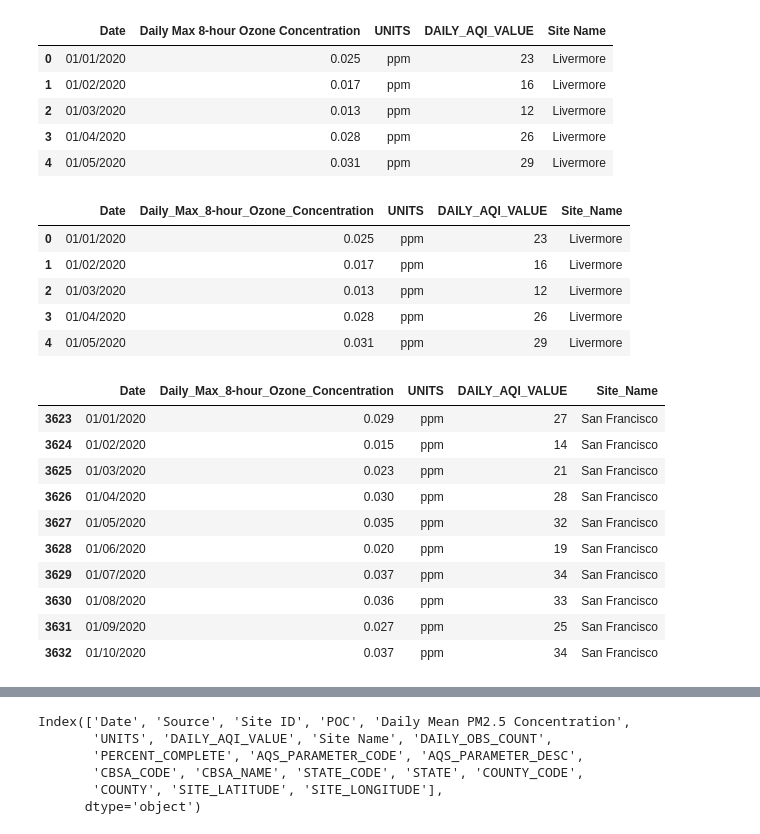
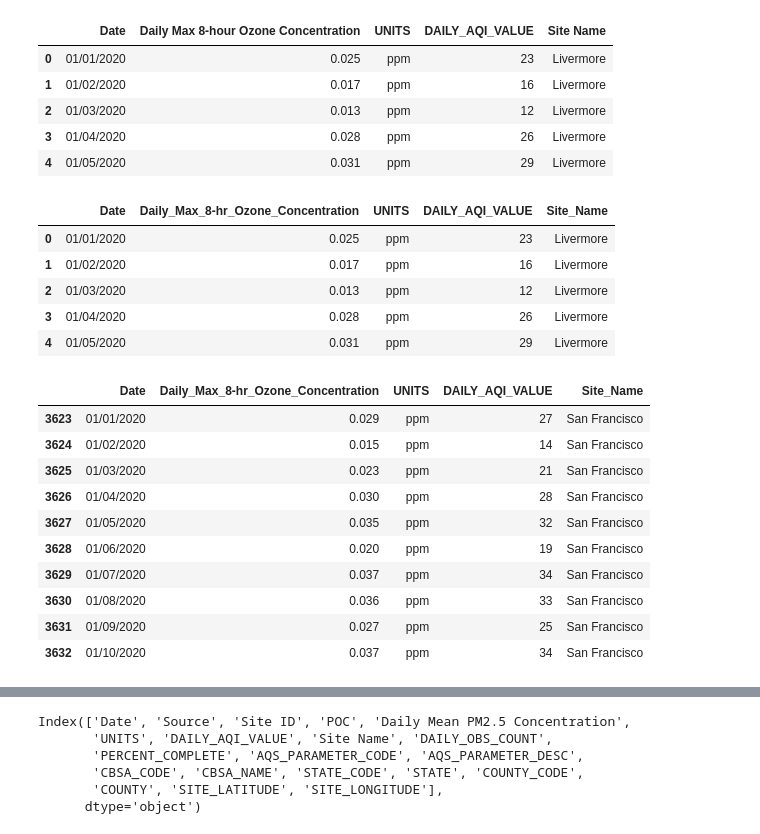
Before and after one commit to a56k/Final_Project_AQI_Level_SF, a Jupyter notebook: AmirO/Final_Project_CSVs/2020/Cleaning_Data 2020.ipynb, the cells around one changed output, grey strips where cells are left out. Cells and saved outputs as stored; diff of their text form; code cells hidden in the pictures.

```diff
--- a/AmirO/Final_Project_CSVs/2020/Cleaning_Data 2020.ipynb
+++ b/AmirO/Final_Project_CSVs/2020/Cleaning_Data 2020.ipynb
@@ -218,10 +218,10 @@ Ozone_2020.head()
 # %%
 #Rename Site Name & Daily Concentraion Columns
 Ozone_2020 = Ozone_2020.rename(columns={"Site Name": "Site_Name"})
-Ozone_2020 = Ozone_2020.rename(columns={"Daily Max 8-hour Ozone Concentration": "Daily_Max_8-hour_Ozone_Concentration"})
+Ozone_2020 = Ozone_2020.rename(columns={"Daily Max 8-hour Ozone Concentration": "Daily_Max_8-hr_Ozone_Concentration"})
 Ozone_2020.head()
 # %% [output]
-|  | Date | Daily_Max_8-hour_Ozone_Concentration | UNITS | DAILY_AQI_VALUE | Site_Name |
+|  | Date | Daily_Max_8-hr_Ozone_Concentration | UNITS | DAILY_AQI_VALUE | Site_Name |
 | 0 | 01/01/2020 | 0.025 | ppm | 23 | Livermore |
 | 1 | 01/02/2020 | 0.017 | ppm | 16 | Livermore |
 | 2 | 01/03/2020 | 0.013 | ppm | 12 | Livermore |
@@ -233,7 +233,7 @@ Ozone_2020.head()
 Ozone_2020 = Ozone_2020[(Ozone_2020.Site_Name == "San Francisco")]
 Ozone_2020.head(10)
 # %% [output]
-|  | Date | Daily_Max_8-hour_Ozone_Concentration | UNITS | DAILY_AQI_VALUE | Site_Name |
+|  | Date | Daily_Max_8-hr_Ozone_Concentration | UNITS | DAILY_AQI_VALUE | Site_Name |
 | 3623 | 01/01/2020 | 0.029 | ppm | 27 | San Francisco |
 | 3624 | 01/02/2020 | 0.015 | ppm | 14 | San Francisco |
 | 3625 | 01/03/2020 | 0.023 | ppm | 21 | San Francisco |
```
Also changed, not shown: parts of 13 cells of this notebook, 14 other files.
